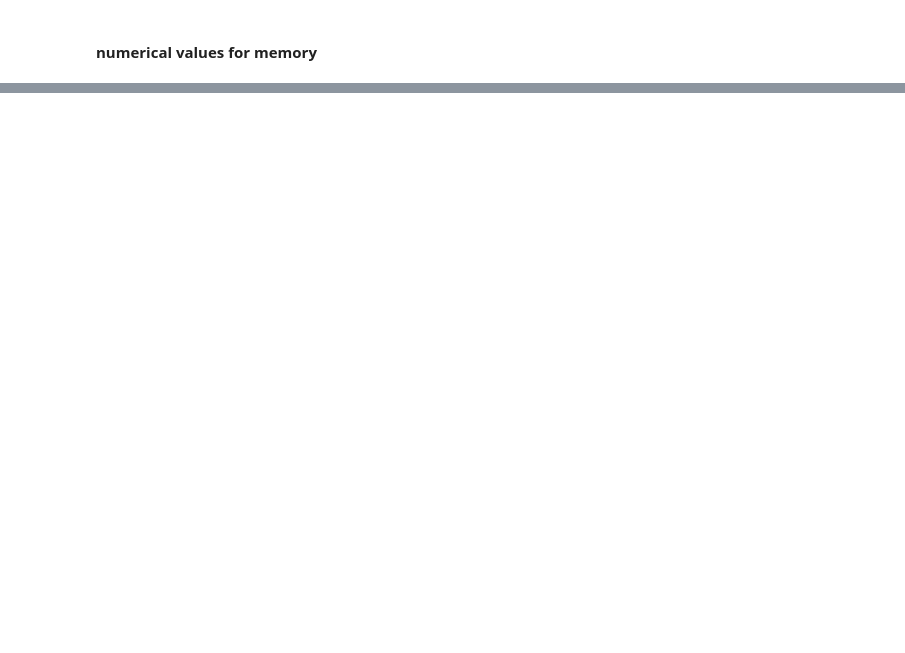
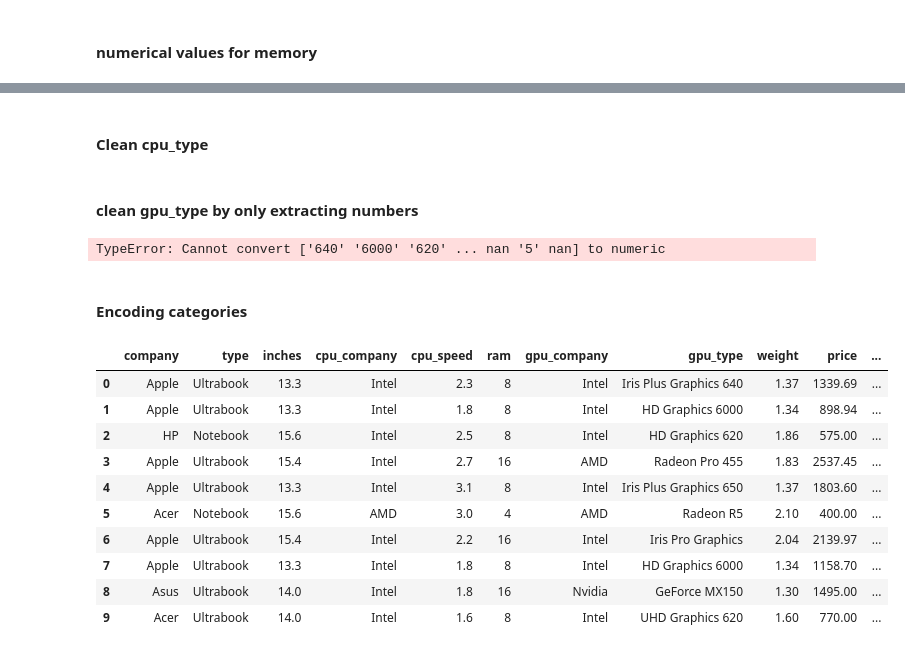
Before and after one commit to kuljitAujla/laptop-price-predictor, a Jupyter notebook: laptop-price-regression.ipynb, the cells around one changed output, grey strips where cells are left out. Drawn from its saved outputs; the diff is of its cells as text; code cells hidden in the pictures; blank space fills up the shorter version.

Commit message:
cleaning and preproccessing data

```diff
--- a/laptop-price-regression.ipynb
+++ b/laptop-price-regression.ipynb
@@ -97,0 +129,4 @@ df.head()
+# %%
+df = clean_memory(df)
+# %%
+df['total_memory'] = df['ssd_gb'] + df['hdd_gb']
@@ -97,0 +142,30 @@ df.head()
+# %% [markdown]
+#### Clean cpu_type
+# %%
+df['cpu_type'] = df['cpu_type'].str.strip().str.title()
+df['cpu_series'] = df['cpu_type'].str.extract(r'([A-Za-z0-9\-]+ ?[iI]?\d?)')
+df = df.drop(['cpu_type'], axis=1)
+# %% [markdown]
+#### clean gpu_type by only extracting numbers
+# %%
+df['gpu_model_num'] = df['gpu_type'].str.extract(r'(\d+)')
+# if nan
+df['gpu_model_num'].fillna(df['gpu_model_num'].median(), inplace=True)
+# %% [output]
+TypeError: Cannot convert ['640' '6000' '620' ... nan '5' nan] to numeric
+# %% [markdown]
+#### Encoding categories
+# %%
+df.head(10)
+# %% [output]
+|  | company | type | inches | cpu_company | cpu_speed | ram | gpu_company | gpu_type | weight | price | ... |
+| 0 | Apple | Ultrabook | 13.3 | Intel | 2.3 | 8 | Intel | Iris Plus Graphics 640 | 1.37 | 1339.69 | ... |
+| 1 | Apple | Ultrabook | 13.3 | Intel | 1.8 | 8 | Intel | HD Graphics 6000 | 1.34 | 898.94 | ... |
+| 2 | HP | Notebook | 15.6 | Intel | 2.5 | 8 | Intel | HD Graphics 620 | 1.86 | 575.00 | ... |
+| 3 | Apple | Ultrabook | 15.4 | Intel | 2.7 | 16 | AMD | Radeon Pro 455 | 1.83 | 2537.45 | ... |
+| 4 | Apple | Ultrabook | 13.3 | Intel | 3.1 | 8 | Intel | Iris Plus Graphics 650 | 1.37 | 1803.60 | ... |
+| 5 | Acer | Notebook | 15.6 | AMD | 3.0 | 4 | AMD | Radeon R5 | 2.10 | 400.00 | ... |
+| 6 | Apple | Ultrabook | 15.4 | Intel | 2.2 | 16 | Intel | Iris Pro Graphics | 2.04 | 2139.97 | ... |
+| 7 | Apple | Ultrabook | 13.3 | Intel | 1.8 | 8 | Intel | HD Graphics 6000 | 1.34 | 1158.70 | ... |
+| 8 | Asus | Ultrabook | 14.0 | Intel | 1.8 | 16 | Nvidia | GeForce MX150 | 1.30 | 1495.00 | ... |
+| 9 | Acer | Ultrabook | 14.0 | Intel | 1.6 | 8 | Intel | UHD Graphics 620 | 1.60 | 770.00 | ... |
```
Also changed, not shown: parts of 12 cells of this notebook.
